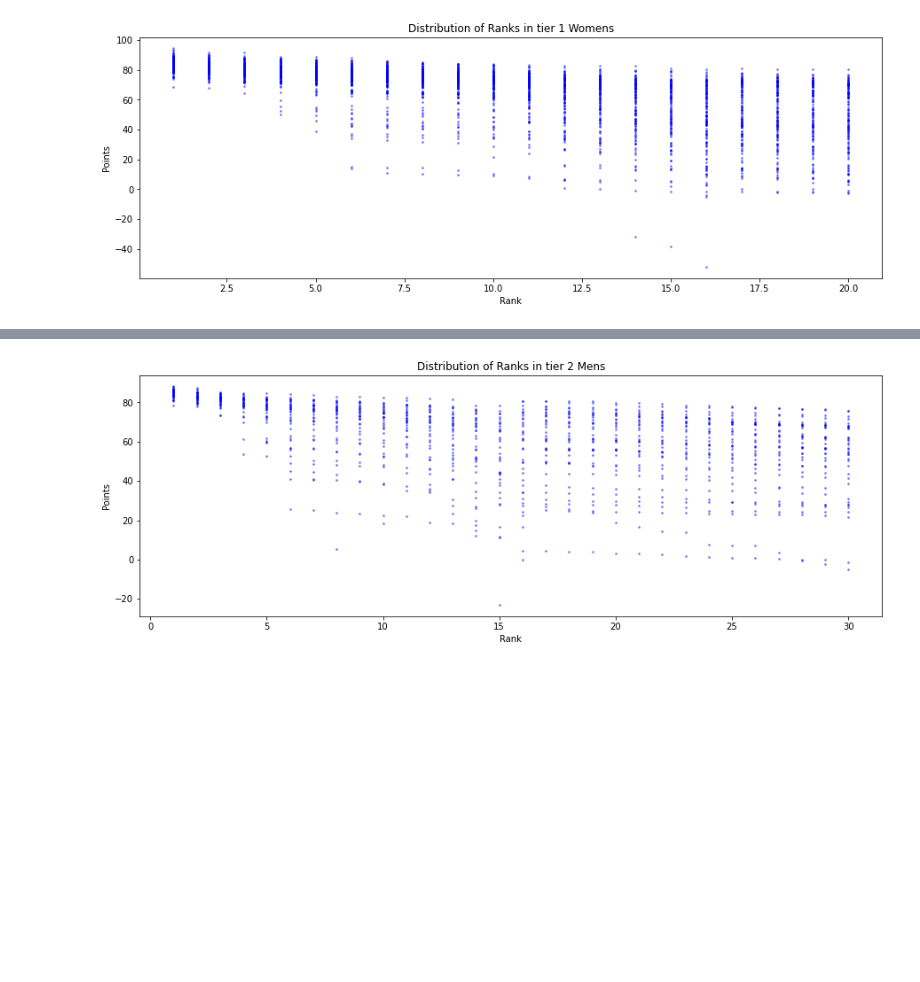
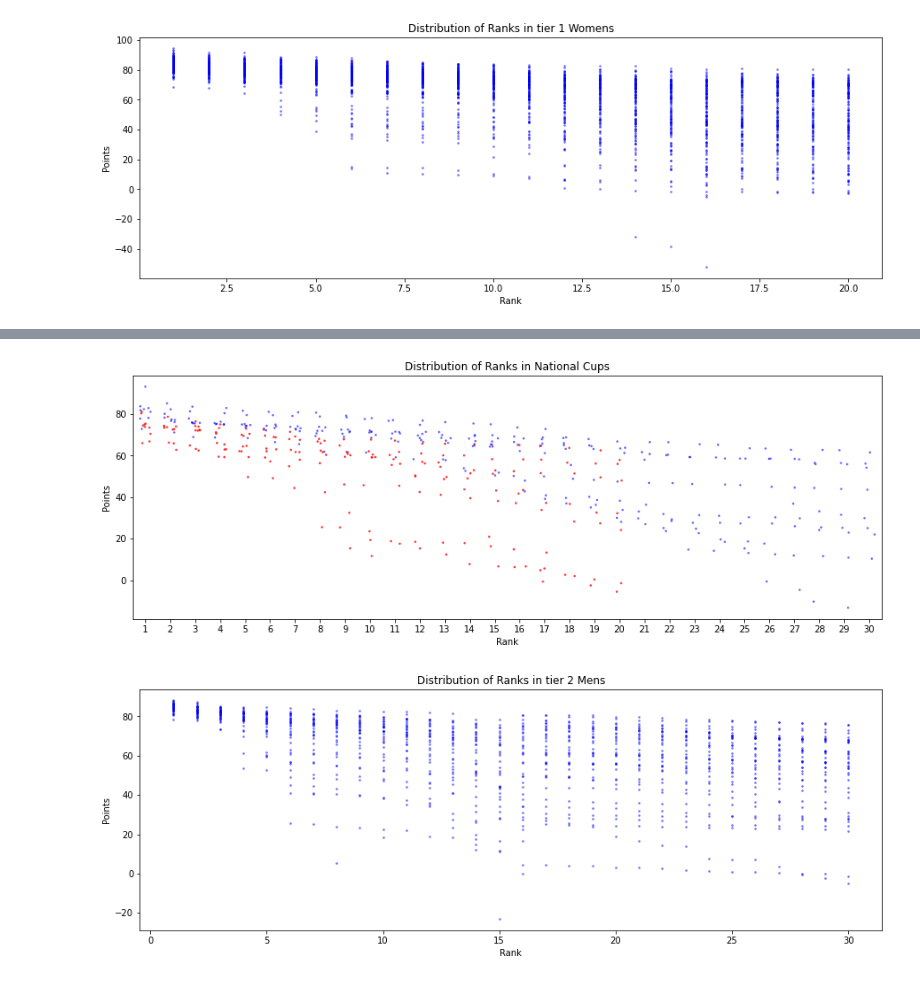
Before and after one commit to saurav193/Athlete_Rating, a Jupyter notebook: notebooks/modelling_python.ipynb, the cells around one changed output, grey strips where cells are left out. Saved outputs shown, nothing was run; the diff lists cells and outputs as text; code cells hidden in the pictures; blank space fills up the shorter version.

```diff
--- a/notebooks/modelling_python.ipynb
+++ b/notebooks/modelling_python.ipynb
@@ -63,3 +83,13 @@ plt.show()
+# %%
+plt.figure(figsize = (15,5))
+sns.stripplot(x="Finish_Rank", y="Score_Metric", data=tier3_df_W, jitter=0.25, size = 2.5, color = "red", alpha = 0.8)
+sns.stripplot(x="Finish_Rank", y="Score_Metric", data=tier3_df_M, jitter=0.25, size = 2.5, color = "blue", alpha = 0.6)
+plt.xlabel("Rank")
+plt.ylabel("Points")
+plt.title("Distribution of Ranks in National Cups")
+plt.show()
+# %% [output]
+[figure, added]
 # %%
 plt.figure(figsize = (15,5))
 plt.scatter(tier2_df_M['Finish_Rank'], tier2_df_M['Score_Metric'], s =3, c = 'blue', alpha = 0.4)
```
Also changed, not shown: parts of 2 cells of this notebook, 3 other files.
